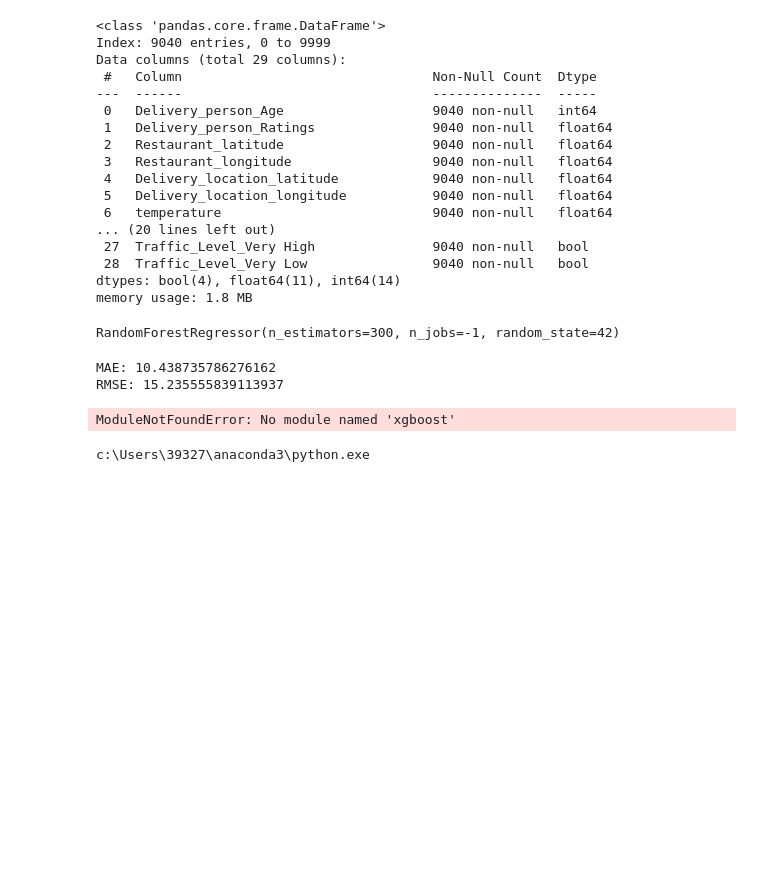
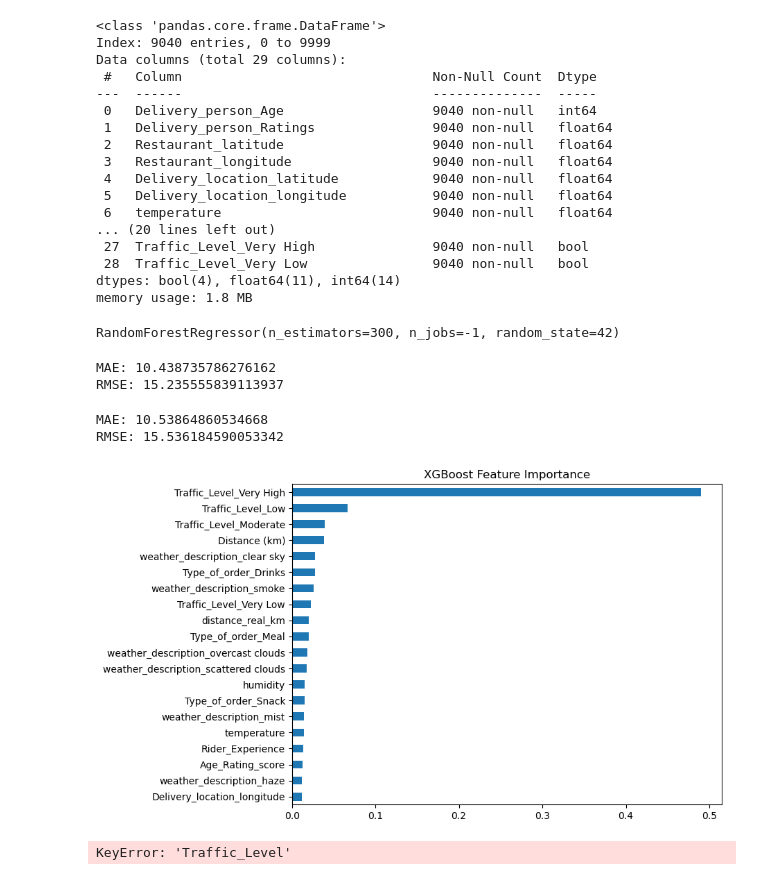
Before and after one commit to McNuggetsIT/FoodDeliveryTime, a Jupyter notebook: Fdt.ipynb, the cells around one changed output. Cells and saved outputs as stored; diff of their text form; code cells hidden in the pictures; blank space fills up the shorter version.

```diff
--- a/Fdt.ipynb
+++ b/Fdt.ipynb
@@ -499,7 +499,6 @@ dtypes: float64(13), int64(14), object(1)
 memory usage: 2.0+ MB
 # %%
 df = df.drop(columns=["Traffic_Level_num", "Distance_Traffic"])
-df = pd.get_dummies(df, columns=["Traffic_Level"], drop_first=True)
 df.info()
 # %% [output]
 <class 'pandas.core.frame.DataFrame'>
@@ -580,9 +579,29 @@ rmse = np.sqrt(mean_squared_error(y_test, y_pred))
 print("MAE:", mae)
 print("RMSE:", rmse)
 # %% [output]
-ModuleNotFoundError: No module named 'xgboost'
+MAE: 10.53864860534668
+RMSE: 15.536184590053342
 # %%
-import sys
-print(sys.executable)
+import pandas as pd
+import matplotlib.pyplot as plt
+from xgboost import XGBRegressor
+from sklearn.metrics import mean_absolute_error, mean_squared_error
+import numpy as np
+importance = pd.Series(model.feature_importances_, index=X.columns)
+importance.sort_values().tail(20).plot(kind="barh", figsize=(8,6))
+plt.title("XGBoost Feature Importance")
+plt.show()
 # %% [output]
-c:\Users\39327\anaconda3\python.exe
+[figure, added]
+# %%
+traffic_map = {
+    "Very Low": 1,
+    "Low": 2,
+    "Moderate": 3,
+    "High": 4,
+    "Very High": 5
+}
+
+df["Traffic_Level_num"] = df["Traffic_Level"].map(traffic_map)
+# %% [output]
+KeyError: 'Traffic_Level'
```
Also changed, not shown: parts of 3 cells of this notebook.
